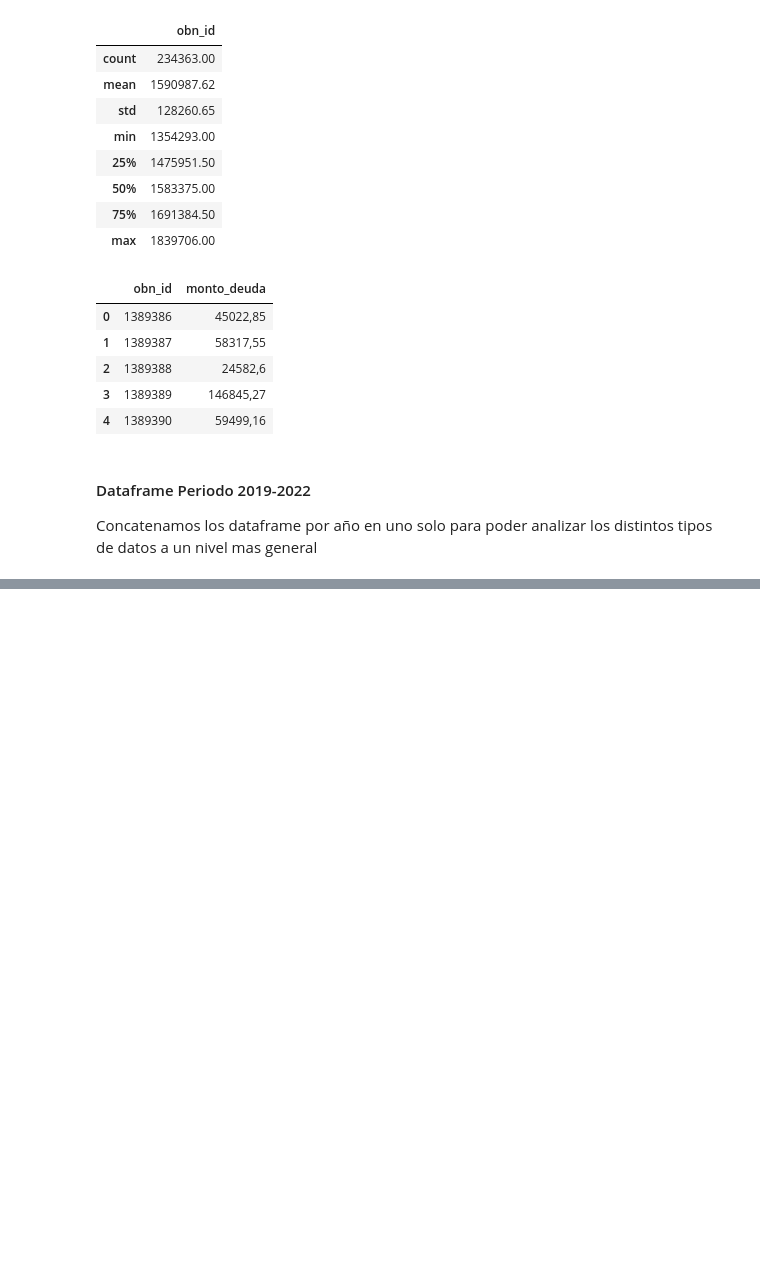
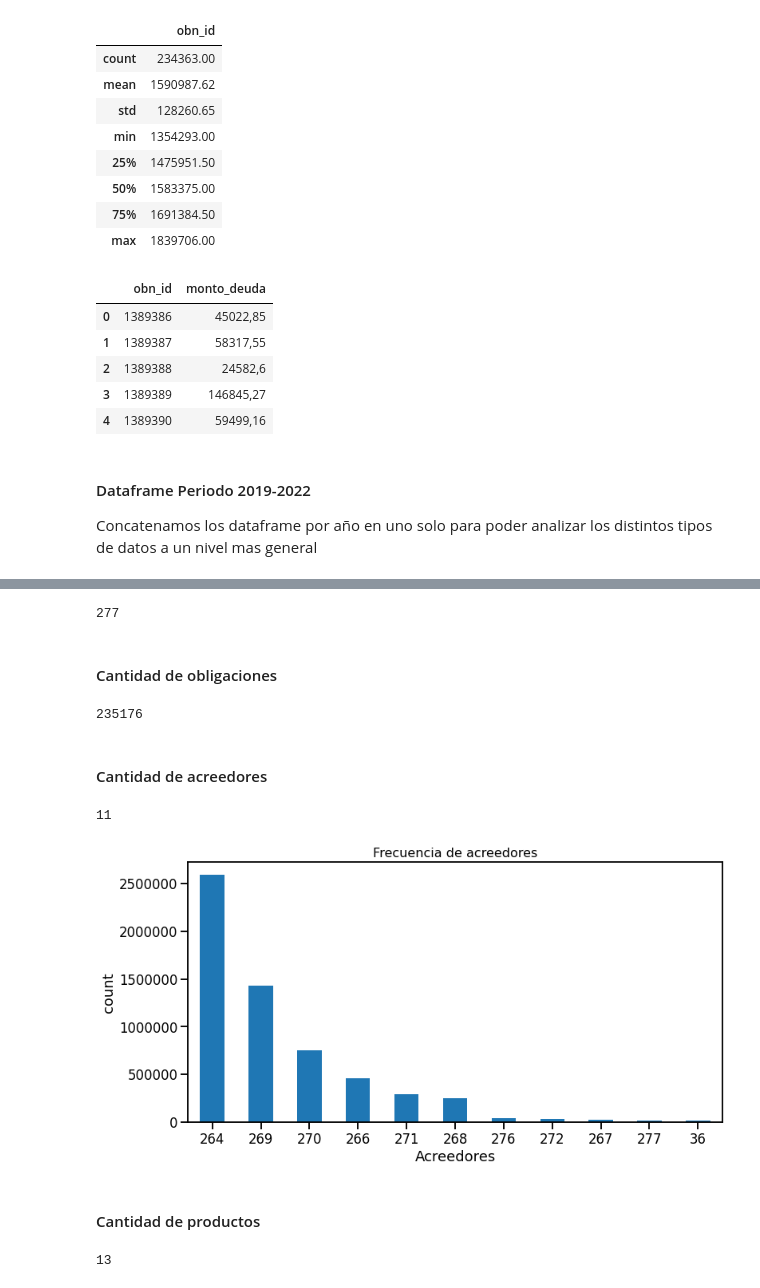
Before and after one commit to teoArganaraz/DiploDatos2022-Mentoria, a Jupyter notebook: Mentoria - Entregable 1 - ARGAÑARAZ.ipynb, the cells around one changed output, grey strips where cells are left out. Drawn from its saved outputs; the diff is of its cells as text; code cells hidden in the pictures; blank space fills up the shorter version.

```diff
--- a/Mentoria - Entregable 1 - ARGAÑARAZ.ipynb
+++ b/Mentoria - Entregable 1 - ARGAÑARAZ.ipynb
@@ -505,0 +446,36 @@ Text(0.5, 1.0, 'Estado de obligaciones por estudio')
+# %%
+acciones = list(set(df_2019_2022.seg_codigo.to_list()))
+len(acciones)
+# %% [output]
+277
+# %% [markdown]
+#### Cantidad de obligaciones
+# %%
+obligaciones = list(set(df_2019_2022.obn_interno.to_list()))
+len(obligaciones)
+# %% [output]
+235176
+# %% [markdown]
+#### Cantidad de acreedores
+# %%
+acreedores = list(set(df_2019_2022.obn_acreedor.to_list()))
+len(acreedores)
+# %% [output]
+11
+# %%
+plt.figure(num = 1, figsize = (12,6))
+df_2019_2022['obn_acreedor'].value_counts().plot(kind="bar")
+plt.xticks(rotation = 0)
+plt.xlabel("Acreedores")
+plt.ylabel("count")
+plt.title("Frecuencia de acreedores",fontsize = 16)
+plt.ticklabel_format(axis="y", style="plain")
+# %% [output]
+[figure, added]
+# %% [markdown]
+#### Cantidad de productos
+# %%
+productos = list(set(df_2019_2022.obn_producto.to_list()))
+len(productos)
+# %% [output]
+13
```
Also changed, not shown: parts of 46 cells of this notebook.
